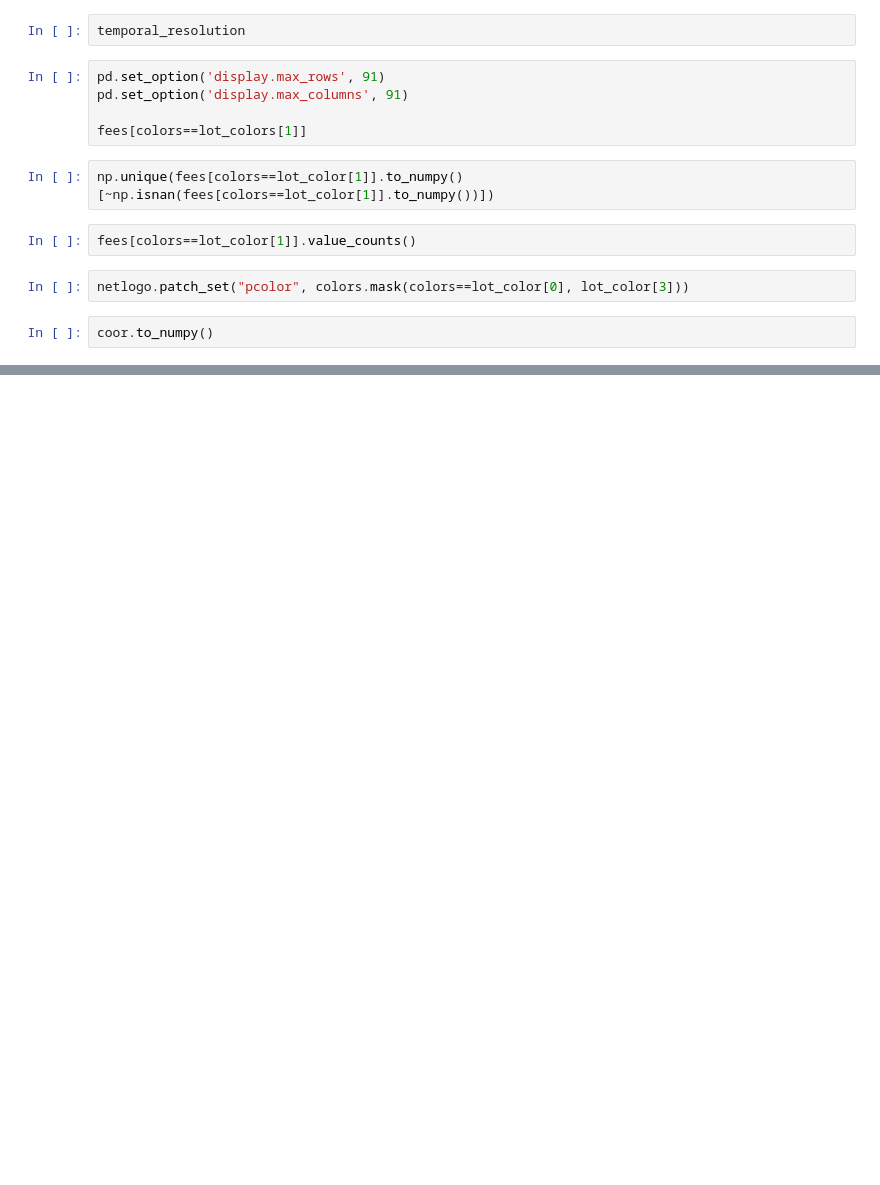
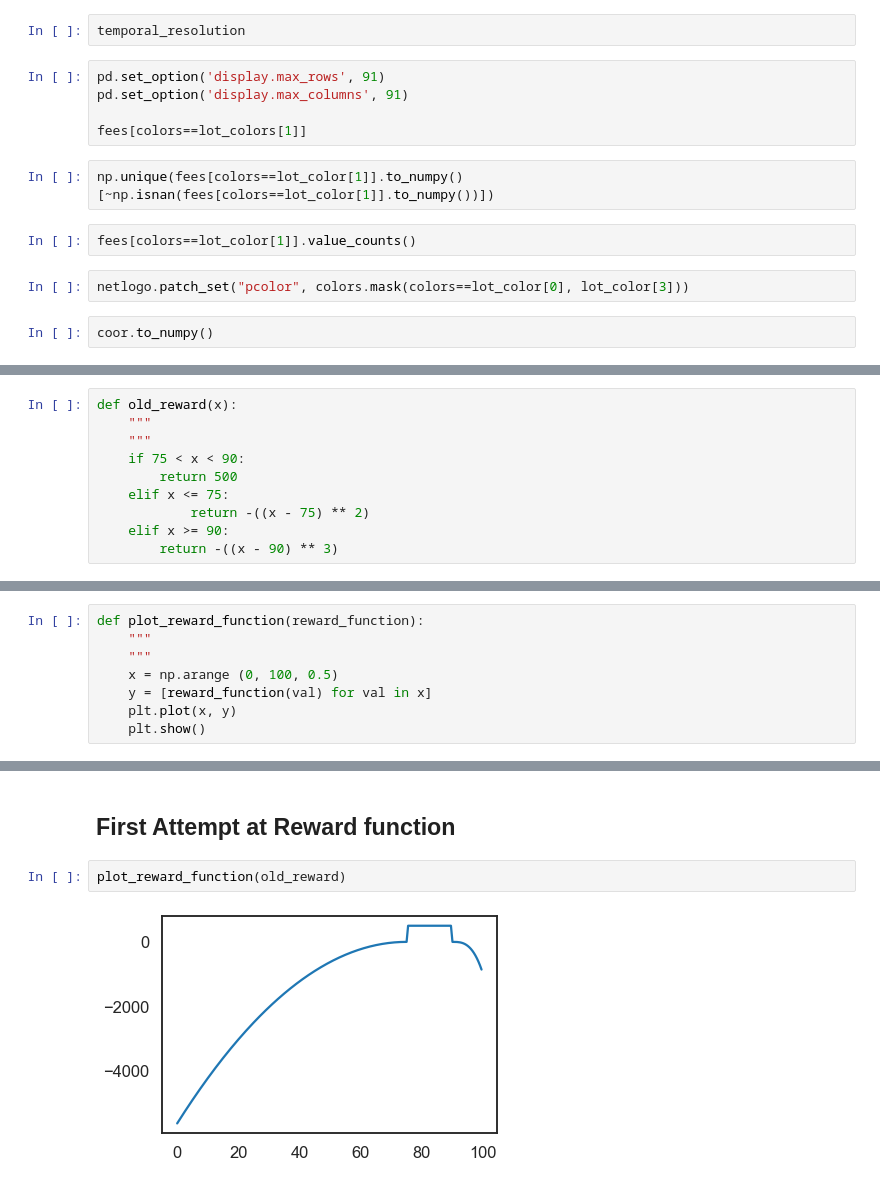
Before and after one commit to JakobKappenberger/ai-priced-parking, a Jupyter notebook: Notebooks/experimental_notebook.ipynb, the cells around one changed output, grey strips where cells are left out. Saved outputs shown, nothing was run; the diff lists cells and outputs as text; blank space fills up the shorter version.

```diff
--- a/Notebooks/experimental_notebook.ipynb
+++ b/Notebooks/experimental_notebook.ipynb
@@ -407,0 +121,10 @@ WARNING:root:No min_value bound specified for state.
+# %%
+def old_reward(x):
+    """
+    """
+    if 75 < x < 90:
+        return 500
+    elif x <= 75:
+            return -((x - 75) ** 2)
+    elif x >= 90:
+        return -((x - 90) ** 3)
@@ -407,0 +144,8 @@ WARNING:root:No min_value bound specified for state.
+# %%
+def plot_reward_function(reward_function):
+    """
+    """
+    x = np.arange (0, 100, 0.5)
+    y = [reward_function(val) for val in x]
+    plt.plot(x, y)
+    plt.show()
@@ -407,0 +167,6 @@ WARNING:root:No min_value bound specified for state.
+# %% [markdown]
+## First Attempt at Reward function
+# %%
+plot_reward_function(old_reward)
+# %% [output]
+[figure, added]
```
Also changed, not shown: parts of 27 cells of this notebook.
